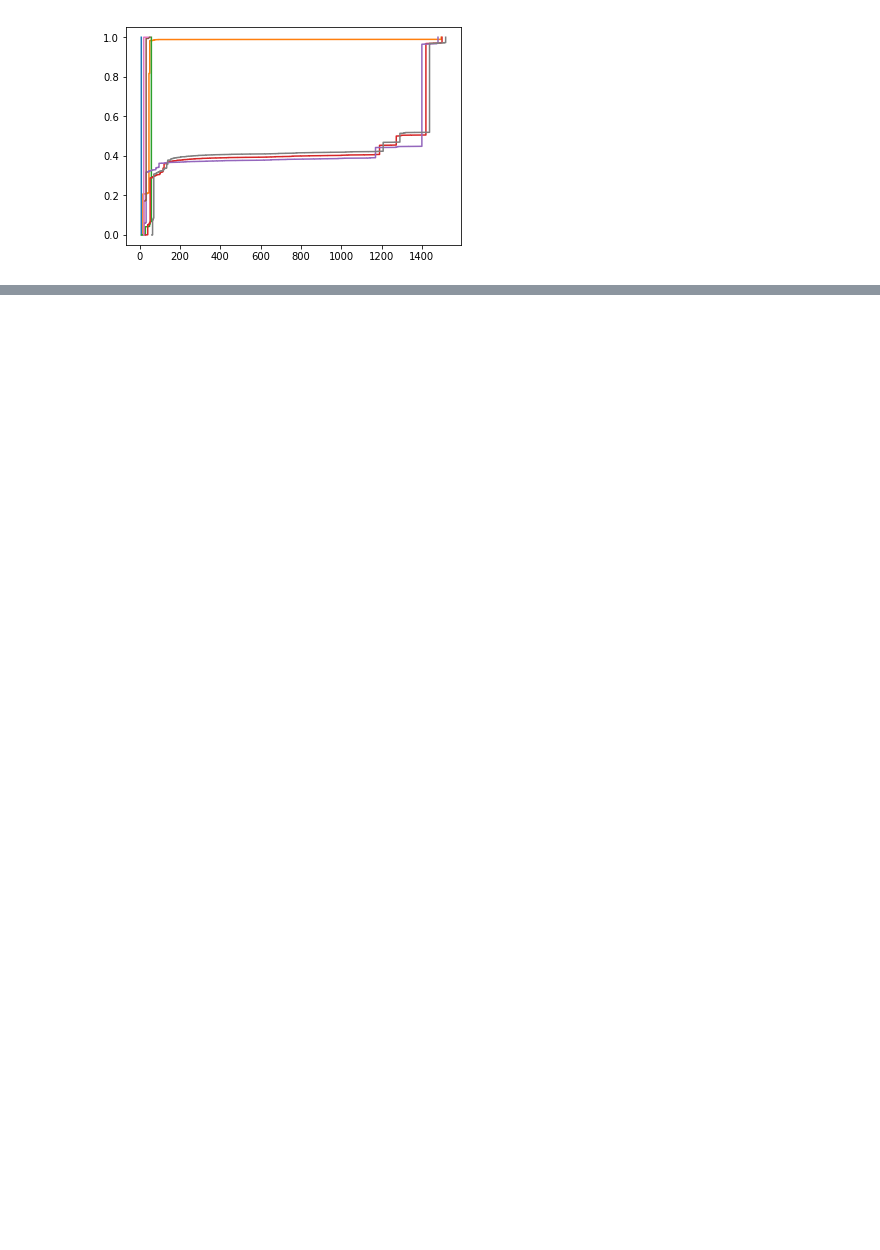
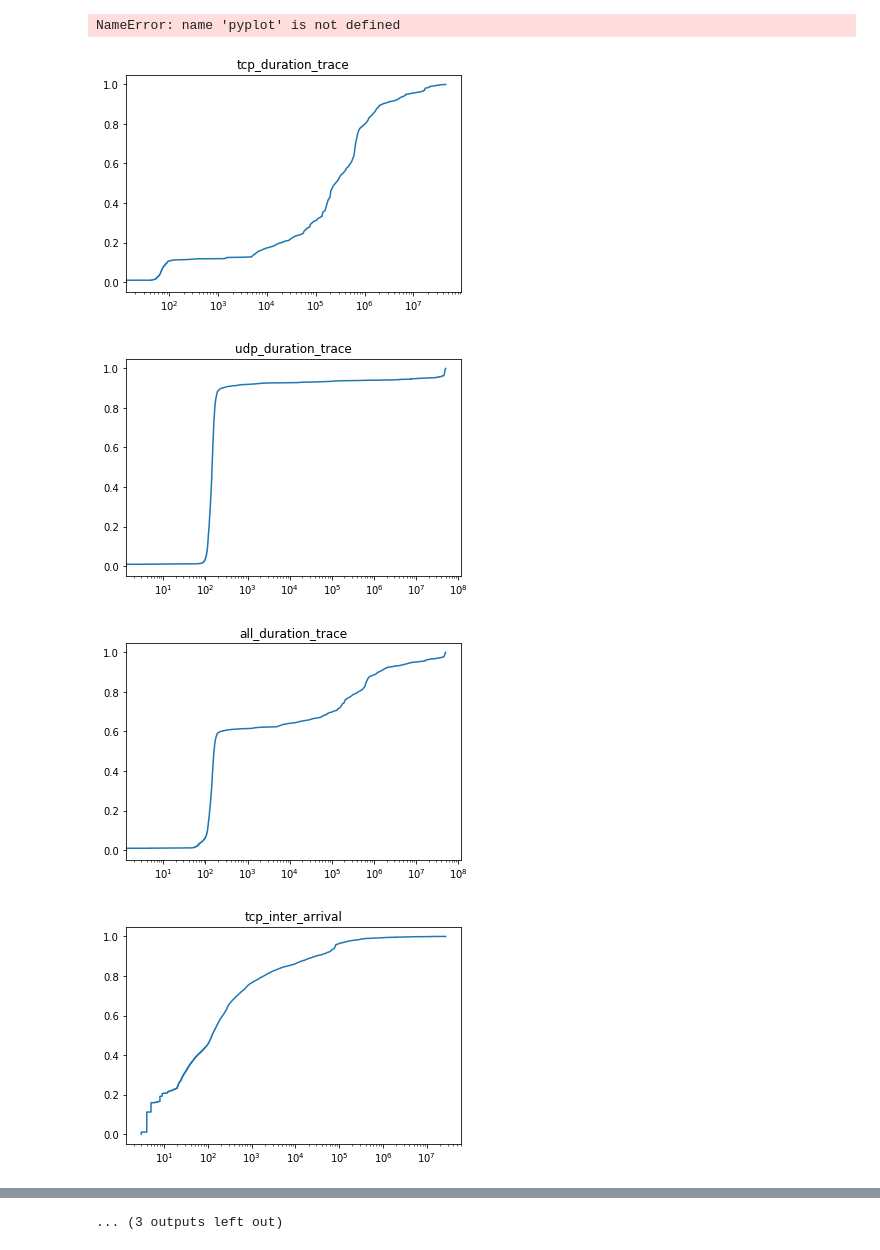
Before and after one commit to modalsoul0226/my-Jupyter-notebook, a Jupyter notebook: plot.ipynb, the cells around one changed output, grey strips where cells are left out. Cells and saved outputs as stored; diff of their text form; code cells hidden in the pictures; blank space fills up the shorter version.

```diff
--- a/plot.ipynb
+++ b/plot.ipynb
@@ -7,4 +7,5 @@ from matplotlib import *
 # %%
+# for per-packet analysis
 path = './packet_analysis/'
 i = 0
 
@@ -22,8 +23,52 @@ for fname in os.listdir(path):
 #     print(len(data))
     x = np.sort(data)
     y = np.arange(len(x))/float(len(x))
-    pyplot.plot(x, y)
+
+    plt.figure(i)
+    plt.plot(x, y)
+    plt.title(fname)
+    plt.xscale('log')
+
 #     plt.figure(i)
 #     plt.plot(np.sort(data), np.linspace(0, 1, len(data), endpoint=False))
 # %% [output]
-[figure, removed]
+NameError: name 'pyplot' is not defined
+# %%
+# for per-flow analysis
+path = './flow_analysis/'
+i = 0
+
+for f1 in os.listdir(path + 'tcp/'):
+    for f2 in os.listdir(path + 'udp/'):
+        if f1 != f2:
+            continue
+
+
+        tcp_data = np.loadtxt(path + 'tcp/' + f1)
+        udp_data = np.loadtxt(path + 'udp/' + f2)
+        all_data = np.append(tcp_data, udp_data)
+#         x = np.sort(data)
+#         y = np.arange(len(x))/float(len(x))
+
+        i += 1
+        plt.figure(i)
+        plt.plot(np.sort(tcp_data), np.linspace(0, 1, len(tcp_data), endpoint=False))
+        plt.title('tcp_' + f1)
+        plt.xscale('log')
+
+        i += 1
+        plt.figure(i)
+        plt.plot(np.sort(udp_data), np.linspace(0, 1, len(udp_data), endpoint=False))
+        plt.title('udp_' + f1)
+        plt.xscale('log')
+
+        i += 1
+        plt.figure(i)
+        plt.plot(np.sort(all_data), np.linspace(0, 1, len(all_data), endpoint=False))
+        plt.title('all_' + f1)
+        plt.xscale('log')
+# %% [output]
+[figure, added]
+[figure, added]
+[figure, added]
+[figure, added]
@@ -29,0 +83 @@ for fname in os.listdir(path):
+... (3 outputs left out)
```
Also changed, not shown: parts of 2 cells of this notebook.
